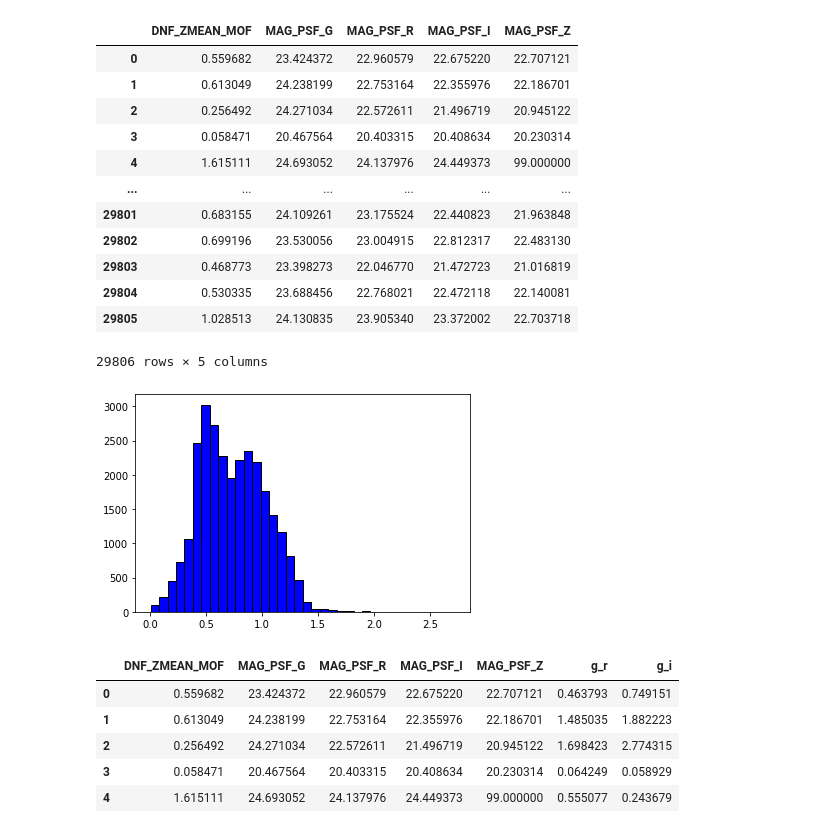
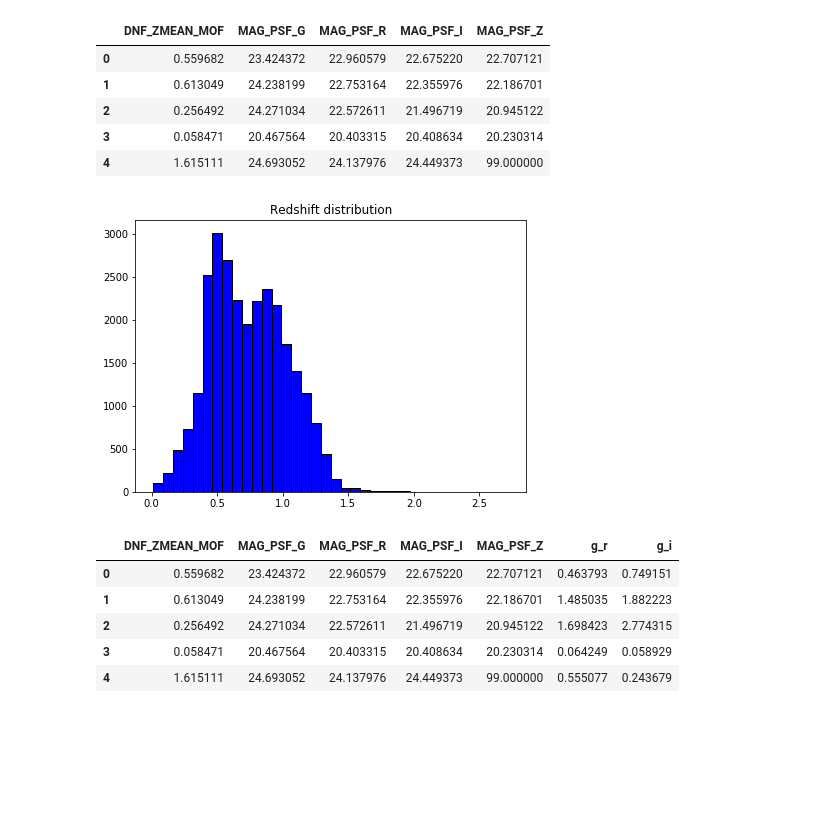
Before and after one commit to JimenaGonzalez/Simulations-Double-Source-Gravitational-Lensing, a Jupyter notebook: color_distribution/ColorDistribution.ipynb, the cells around one changed output. Cells and saved outputs as stored; diff of their text form; code cells hidden in the pictures; blank space fills up the shorter version.

Commit message:
distribution for different redshifts

```diff
--- a/color_distribution/ColorDistribution.ipynb
+++ b/color_distribution/ColorDistribution.ipynb
@@ -3,7 +3,7 @@ import pandas as pd
 import matplotlib.pyplot as plt
 # %%
 colors = pd.read_csv('source_colors.csv')
-colors
+colors.head()
 # %% [output]
 |  | DNF_ZMEAN_MOF | MAG_PSF_G | MAG_PSF_R | MAG_PSF_I | MAG_PSF_Z |
 | 0 | 0.559682 | 23.424372 | 22.960579 | 22.675220 | 22.707121 |
@@ -11,24 +11,18 @@ colors
 | 2 | 0.256492 | 24.271034 | 22.572611 | 21.496719 | 20.945122 |
 | 3 | 0.058471 | 20.467564 | 20.403315 | 20.408634 | 20.230314 |
 | 4 | 1.615111 | 24.693052 | 24.137976 | 24.449373 | 99.000000 |
-| ... | ... | ... | ... | ... | ... |
-| 29801 | 0.683155 | 24.109261 | 23.175524 | 22.440823 | 21.963848 |
-| 29802 | 0.699196 | 23.530056 | 23.004915 | 22.812317 | 22.483130 |
-| 29803 | 0.468773 | 23.398273 | 22.046770 | 21.472723 | 21.016819 |
-| 29804 | 0.530335 | 23.688456 | 22.768021 | 22.472118 | 22.140081 |
-| 29805 | 1.028513 | 24.130835 | 23.905340 | 23.372002 | 22.703718 |
-29806 rows × 5 columns
 # %%
-colors = colors[colors['DNF_ZMEAN_MOF'] > 0.001]
+colors = colors[colors['DNF_ZMEAN_MOF'] > 0.01]
 colors = colors[colors['MAG_PSF_G'] < 30.]
 colors = colors[colors['MAG_PSF_R'] < 30.]
 colors = colors[colors['MAG_PSF_I'] < 30.]
 # Redshift distribution
-plt.figure()
+plt.figure(figsize=(7,5))
+plt.title('Redshift distribution')
 plt.hist(colors['DNF_ZMEAN_MOF'], color = 'blue', edgecolor = 'black', bins = int(180/5))
 plt.show()
 # %% [output]
-[figure, old version]
+[figure, new version]
 # %%
 colors['g_r'] = colors['MAG_PSF_G'] - colors['MAG_PSF_R']
 colors['g_i'] = colors['MAG_PSF_G'] - colors['MAG_PSF_I']
```
Also changed, not shown: parts of 6 cells of this notebook.
